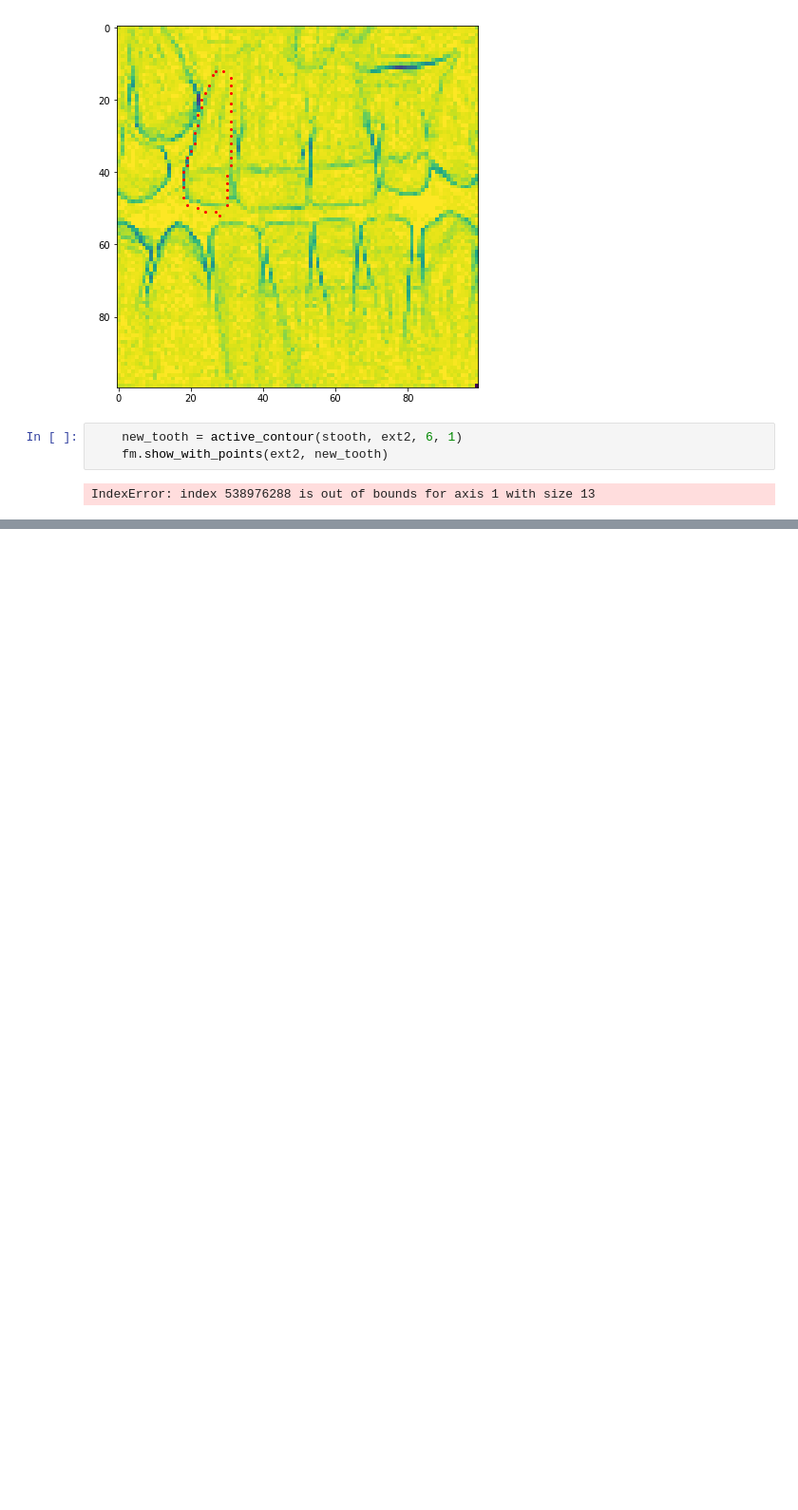
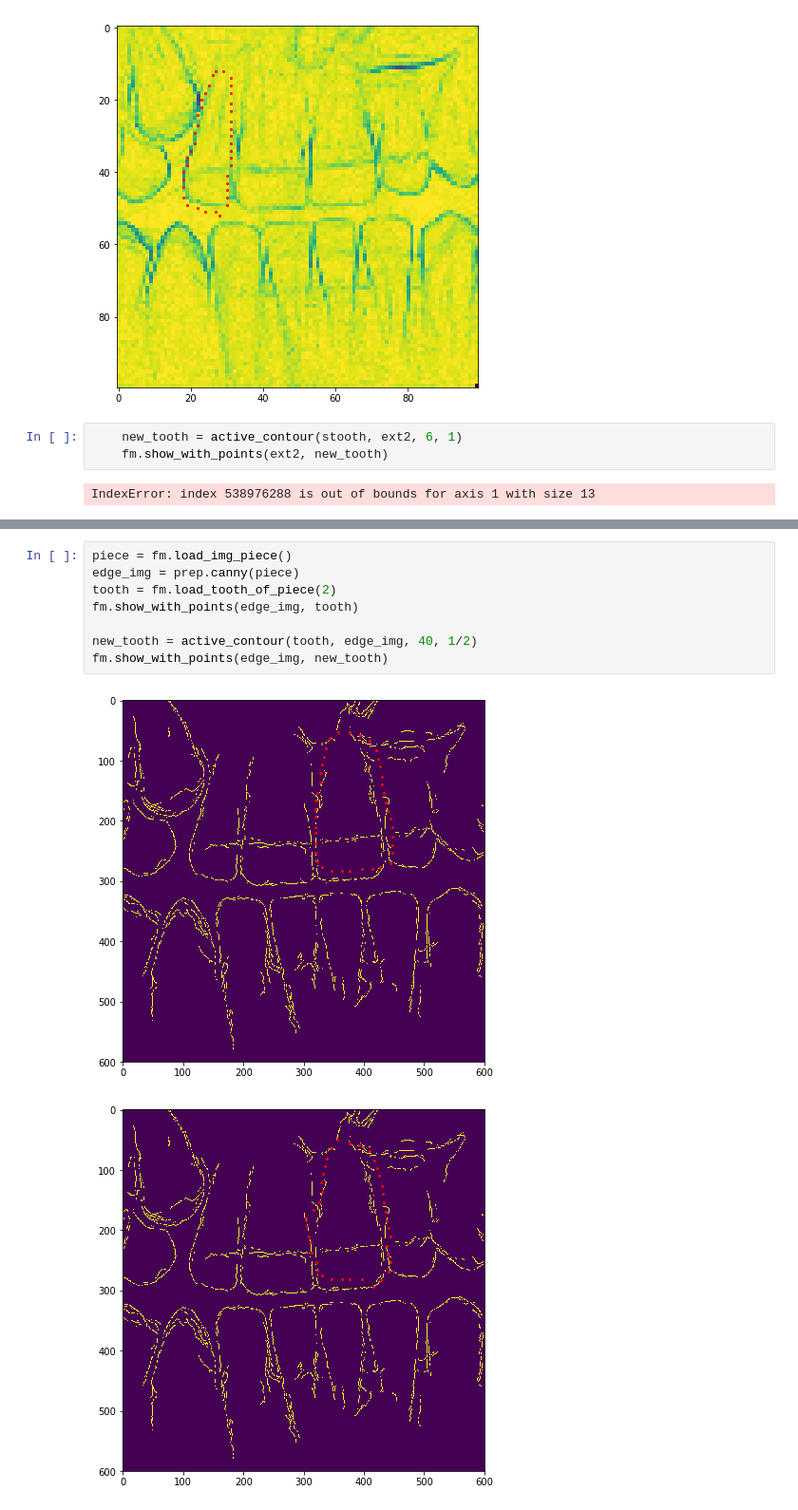
Before and after one commit to Aoriseth/Python-Active-shape-model-for-Incisor-Segmentation, a Jupyter notebook: ActiveFitContour.ipynb, the cells around one changed output, grey strips where cells are left out. Shown at 95% size. Drawn from its saved outputs; the diff is of its cells as text; blank space fills up the shorter version.

```diff
--- a/ActiveFitContour.ipynb
+++ b/ActiveFitContour.ipynb
@@ -266,0 +288,11 @@ IndexError: index 538976288 is out of bounds for axis 1 with size 13
+# %%
+piece = fm.load_img_piece()
+edge_img = prep.canny(piece)
+tooth = fm.load_tooth_of_piece(2)
+fm.show_with_points(edge_img, tooth)
+
+new_tooth = active_contour(tooth, edge_img, 40, 1/2)
+fm.show_with_points(edge_img, new_tooth)
+# %% [output]
+[figure, added]
+[figure, added]
```
Also changed, not shown: parts of 6 cells of this notebook, 6 other files.
